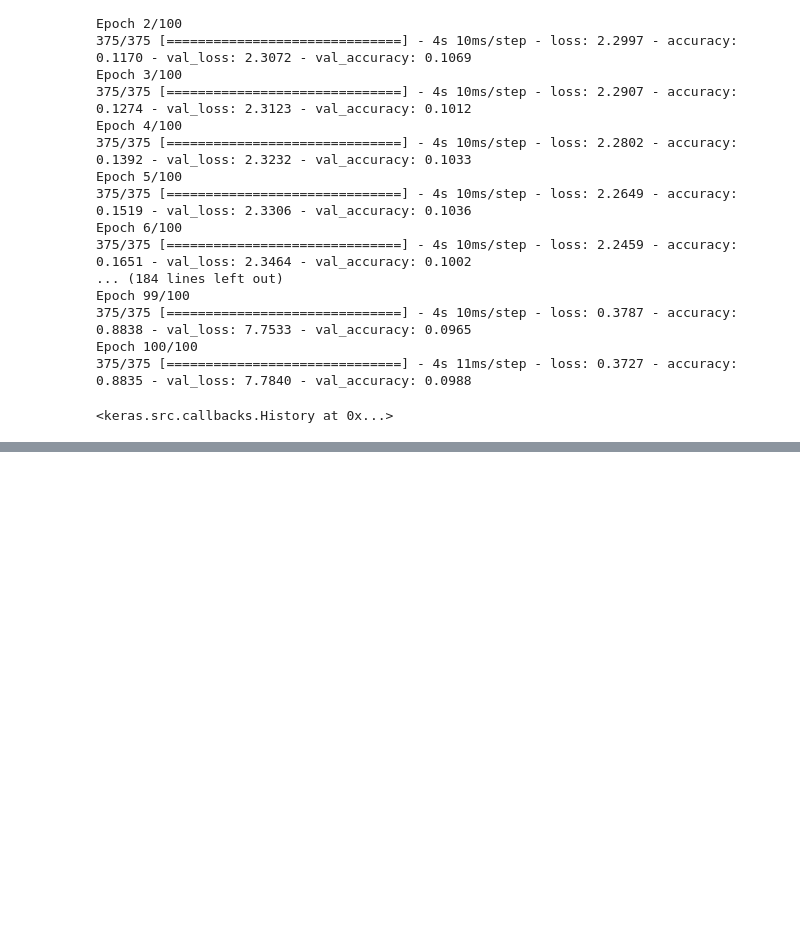
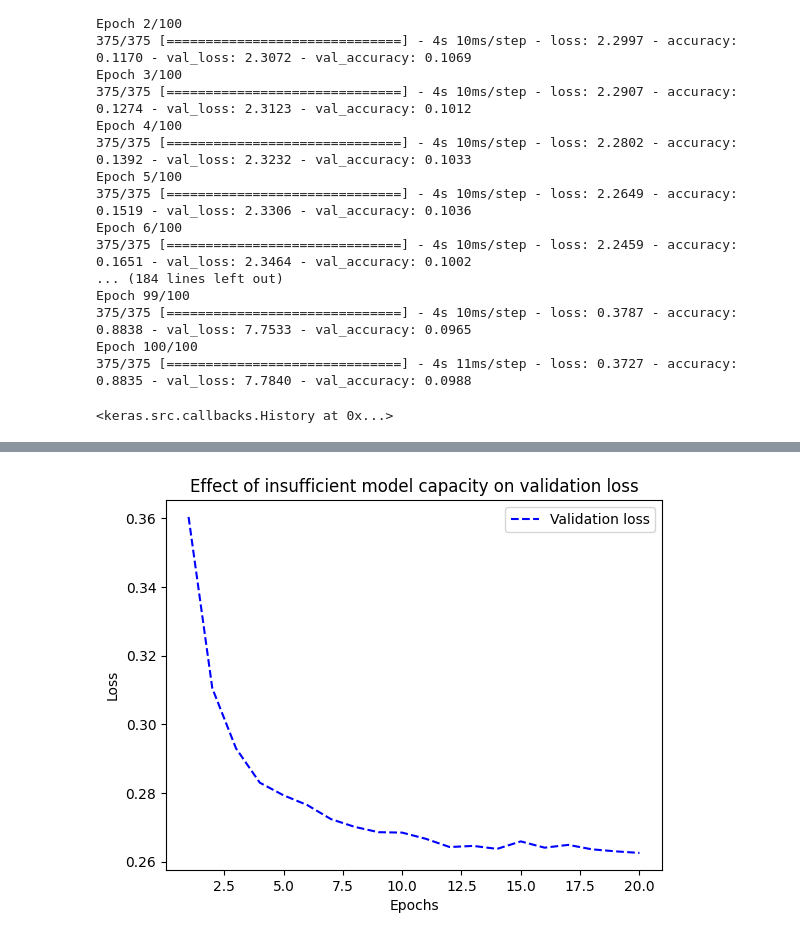
Before and after one commit to Yush1nk1m/ML_and_DL, a Jupyter notebook: Codes/Chapter05.ipynb, the cells around one changed output, grey strips where cells are left out. Drawn from its saved outputs; the diff is of its cells as text; code cells hidden in the pictures; blank space fills up the shorter version.

```diff
--- a/Codes/Chapter05.ipynb
+++ b/Codes/Chapter05.ipynb
@@ -123,0 +254,14 @@ Epoch 100/100
+# %%
+model = keras.Sequential([layers.Dense(10, activation="softmax")])
+
+model.compile(optimizer="rmsprop",
+              loss="sparse_categorical_crossentropy",
+              metrics=["accuracy"])
+
+history_small_model = model.fit(
+    train_images,
+    train_labels,
+    epochs=20,
+    batch_size=128,
+    validation_split=0.2
+)
@@ -123,0 +286,14 @@ Epoch 100/100
+# %%
+import matplotlib.pyplot as plt
+
+val_loss = history_small_model.history["val_loss"]
+epochs = range(1, 21)
+
+plt.plot(epochs, val_loss, "b--", label="Validation loss")
+plt.title("Effect of insufficient model capacity on validation loss")
+plt.xlabel("Epochs")
+plt.ylabel("Loss")
+plt.legend()
+plt.show()
+# %% [output]
+[figure, added]
```
Also changed, not shown: parts of 8 cells of this notebook, 3 other files.
